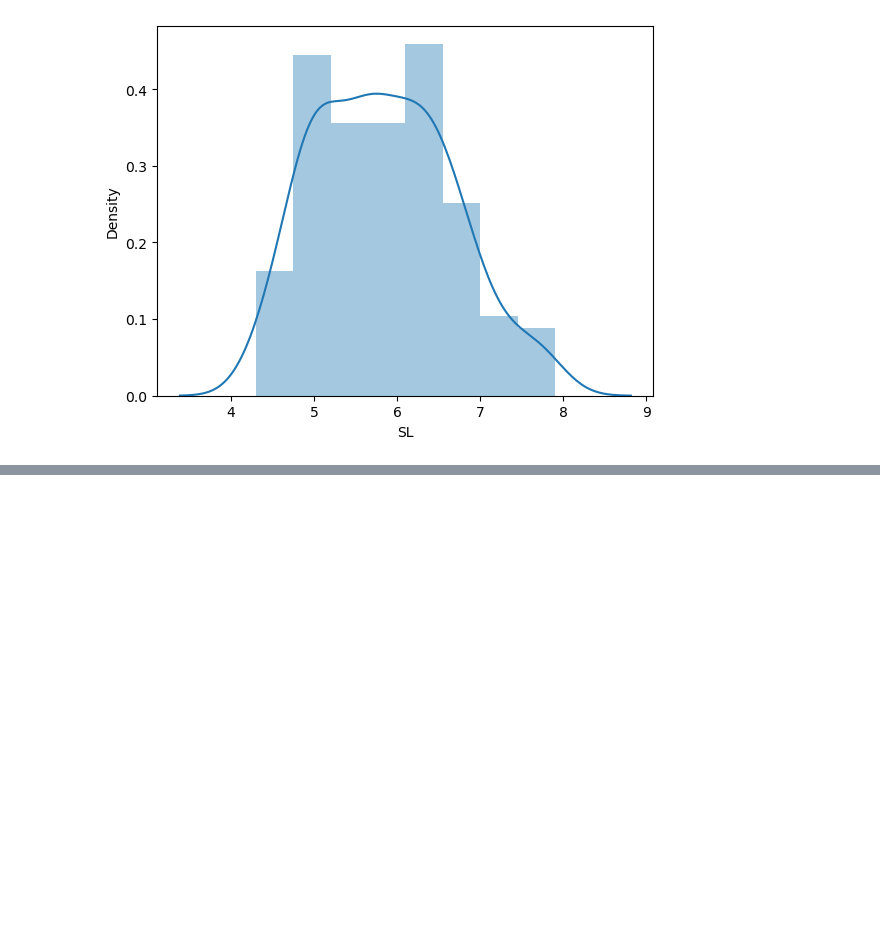
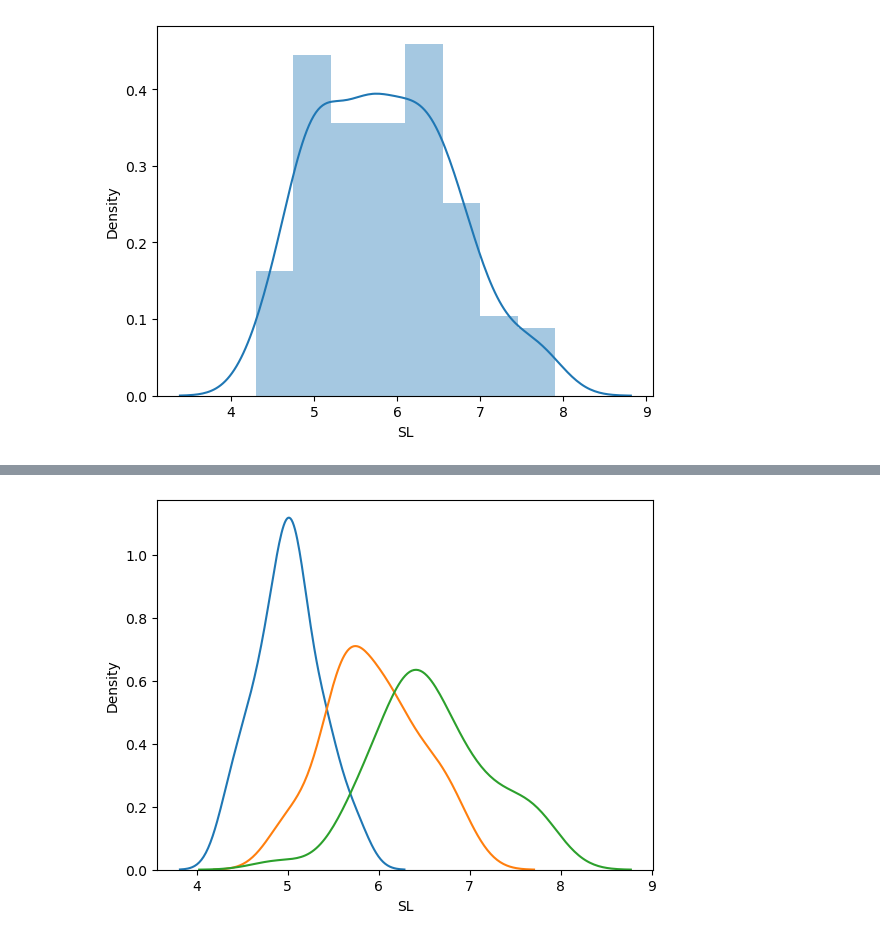
Before and after one commit to musharafaltaf/anacondaPractice, a Jupyter notebook: numpyexample.ipynb, the cells around one changed output, grey strips where cells are left out. Drawn from its saved outputs; the diff is of its cells as text; code cells hidden in the pictures; blank space fills up the shorter version.

```diff
--- a/numpyexample.ipynb
+++ b/numpyexample.ipynb
@@ -1518,0 +1539,7 @@ plt.show()
+# %%
+sns.kdeplot(iris.SL[iris.Flower=='Iris-setosa'])
+sns.kdeplot(iris.SL[iris.Flower=='Iris-versicolor'])
+sns.kdeplot(iris.SL[iris.Flower=='Iris-virginica'])
+plt.show()
+# %% [output]
+[figure, added]
```
Also changed, not shown: parts of 7 cells of this notebook.
